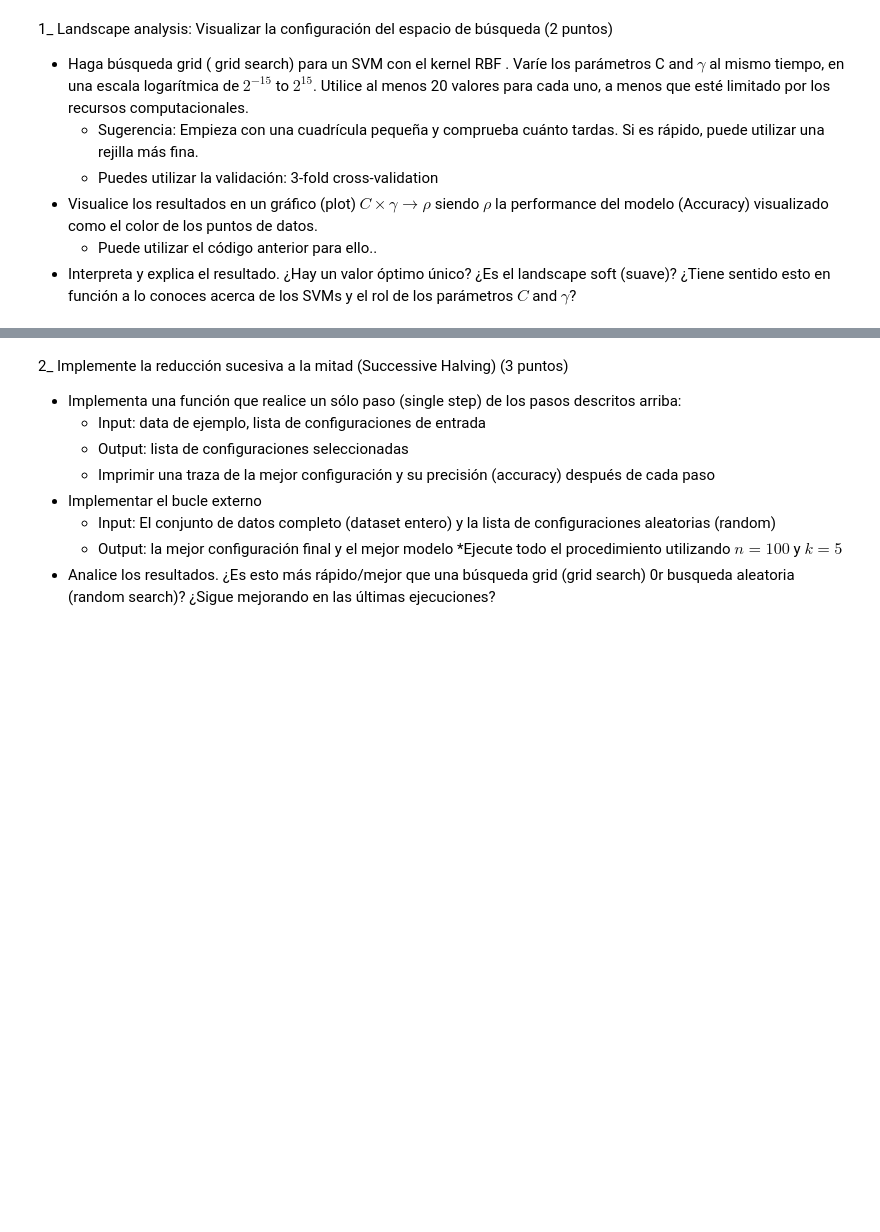
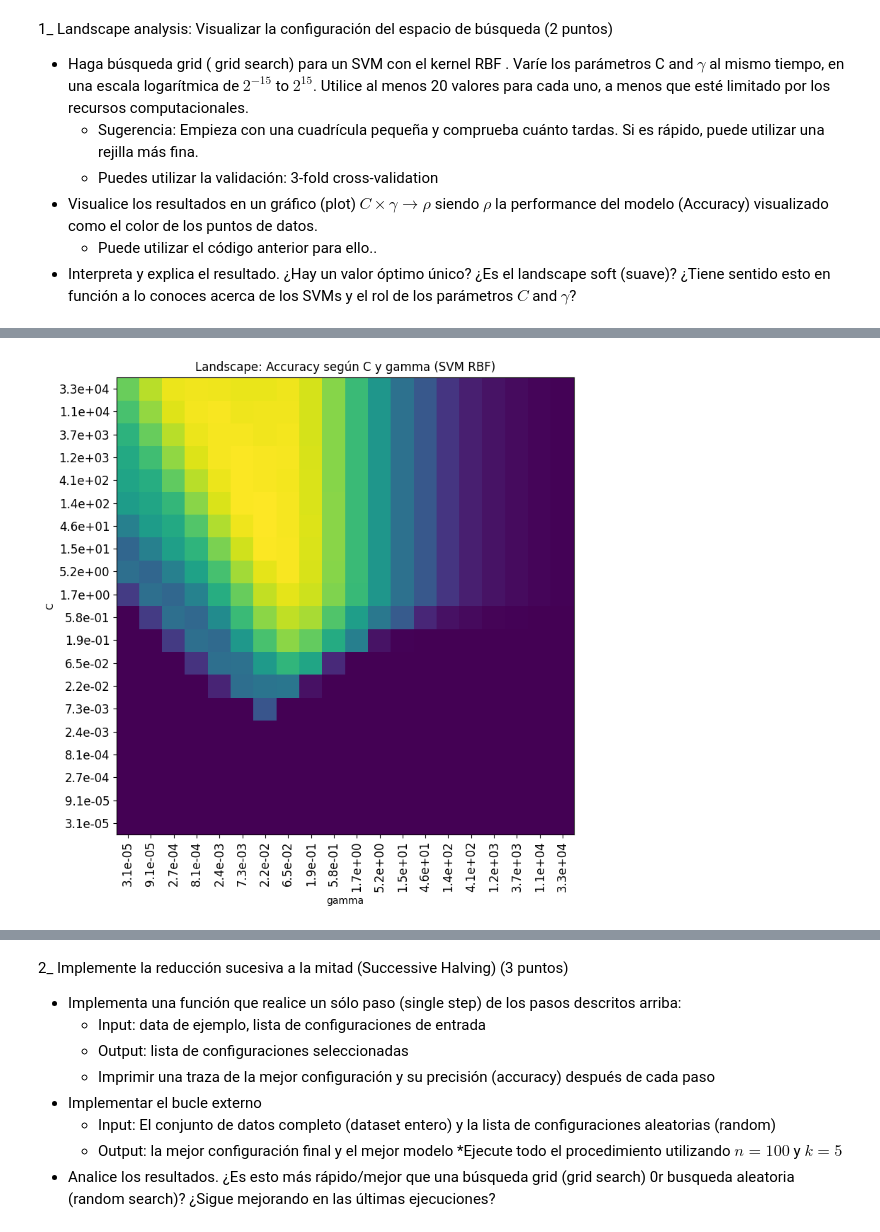
Before and after one commit to StefanoImanol/PC32025i, a Jupyter notebook: PC3_ia_2025iv1.0.ipynb, the cells around one changed output, grey strips where cells are left out. Saved outputs shown, nothing was run; the diff lists cells and outputs as text; code cells hidden in the pictures; blank space fills up the shorter version.

```diff
--- a/PC3_ia_2025iv1.0.ipynb
+++ b/PC3_ia_2025iv1.0.ipynb
@@ -129,0 +204,18 @@ def heatmap(values, xlabel, ylabel, xticklabels, yticklabels, cmap=None,
+# %%
+# Creamos valores logarítmicos para C y gamma
+C_range = np.logspace(-15, 15, num=20, base=2)
+gamma_range = np.logspace(-15, 15, num=20, base=2)
+
+# Definimos el grid
+param_grid = {
+    'C': C_range,
+    'gamma': gamma_range,
+    'kernel': ['rbf']
+}
+
+# Modelo base
+svc = SVC()
+
+# Grid search con 3-fold cross-validation
+grid_search = GridSearchCV(svc, param_grid, cv=3, scoring='accuracy', verbose=1, n_jobs=-1)
+grid_search.fit(X_train, y_train)
@@ -129,0 +237,25 @@ def heatmap(values, xlabel, ylabel, xticklabels, yticklabels, cmap=None,
+# %%
+# Extraemos los valores de accuracy
+results = grid_search.cv_results_
+
+# Formateamos en una matriz 20x20
+scores = results['mean_test_score']
+scores_matrix = scores.reshape(len(C_range), len(gamma_range))
+
+# Graficamos
+fig, ax = plt.subplots(figsize=(10, 8))
+heatmap(
+    scores_matrix,
+    xlabel="gamma",
+    ylabel="C",
+    xticklabels=[f"{g:.1e}" for g in gamma_range],
+    yticklabels=[f"{c:.1e}" for c in C_range],
+    cmap="viridis",
+    printvalues=False,
+    ax=ax
+)
+plt.title("Landscape: Accuracy según C y gamma (SVM RBF)")
+plt.tight_layout()
+plt.show()
+# %% [output]
+[figure, added]
```
Also changed, not shown: parts of 11 cells of this notebook.
